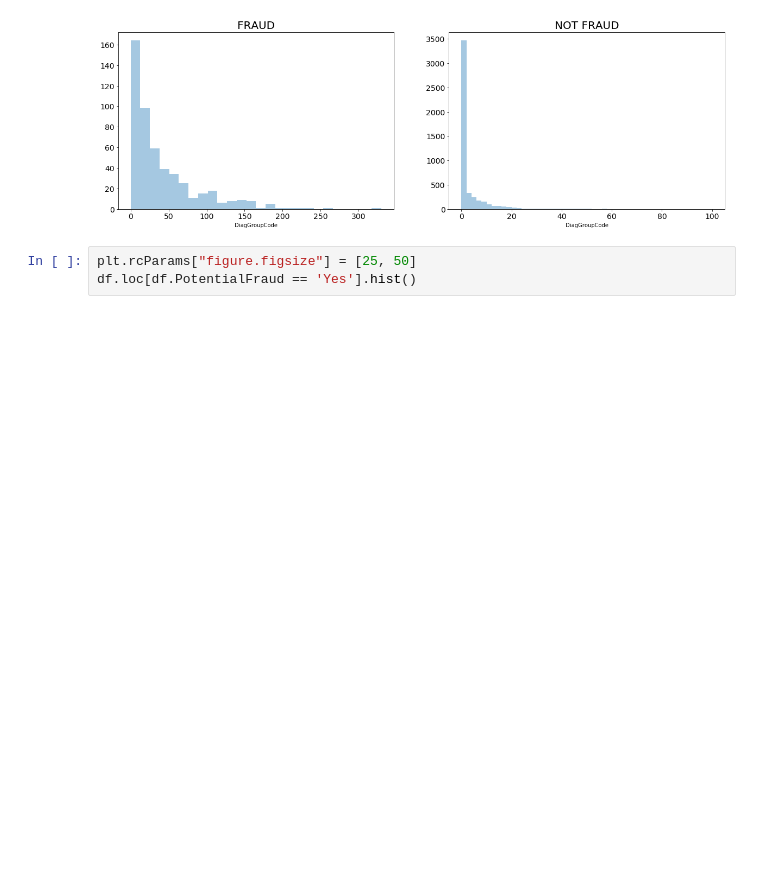
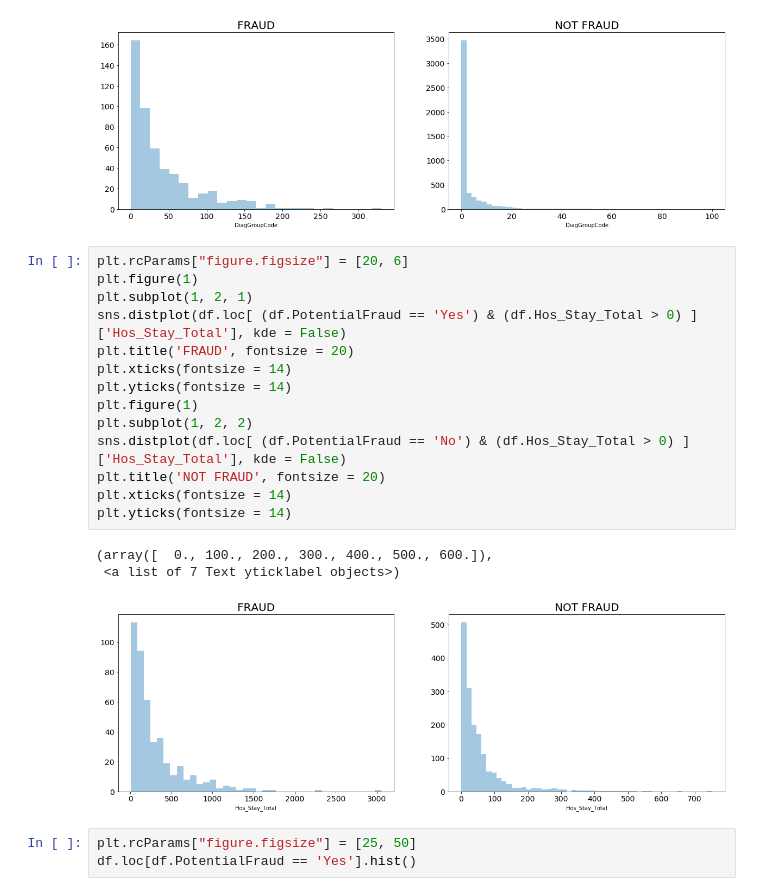
Before and after one commit to SubornaN/Health_Care_Fraud_Detection, a Jupyter notebook: Provider_EDA.ipynb, the cells around one changed output. Cells and saved outputs as stored; diff of their text form; blank space fills up the shorter version.

```diff
--- a/Provider_EDA.ipynb
+++ b/Provider_EDA.ipynb
@@ -177,6 +260,24 @@ plt.yticks(fontsize = 14)
 (array([   0.,  500., 1000., 1500., 2000., 2500., 3000., 3500., 4000.]),
  <a list of 9 Text yticklabel objects>)
 [figure]
+# %%
+plt.rcParams["figure.figsize"] = [20, 6]
+plt.figure(1)
+plt.subplot(1, 2, 1)
+sns.distplot(df.loc[ (df.PotentialFraud == 'Yes') & (df.Hos_Stay_Total > 0) ]['Hos_Stay_Total'], kde = False)
+plt.title('FRAUD', fontsize = 20)
+plt.xticks(fontsize = 14)
+plt.yticks(fontsize = 14)
+plt.figure(1)
+plt.subplot(1, 2, 2)
+sns.distplot(df.loc[ (df.PotentialFraud == 'No') & (df.Hos_Stay_Total > 0) ]['Hos_Stay_Total'], kde = False)
+plt.title('NOT FRAUD', fontsize = 20)
+plt.xticks(fontsize = 14)
+plt.yticks(fontsize = 14)
+# %% [output]
+(array([  0., 100., 200., 300., 400., 500., 600.]),
+ <a list of 7 Text yticklabel objects>)
+[figure, added]
 # %%
 plt.rcParams["figure.figsize"] = [25, 50]
 df.loc[df.PotentialFraud == 'Yes'].hist()
```
Also changed, not shown: parts of 41 cells of this notebook.
